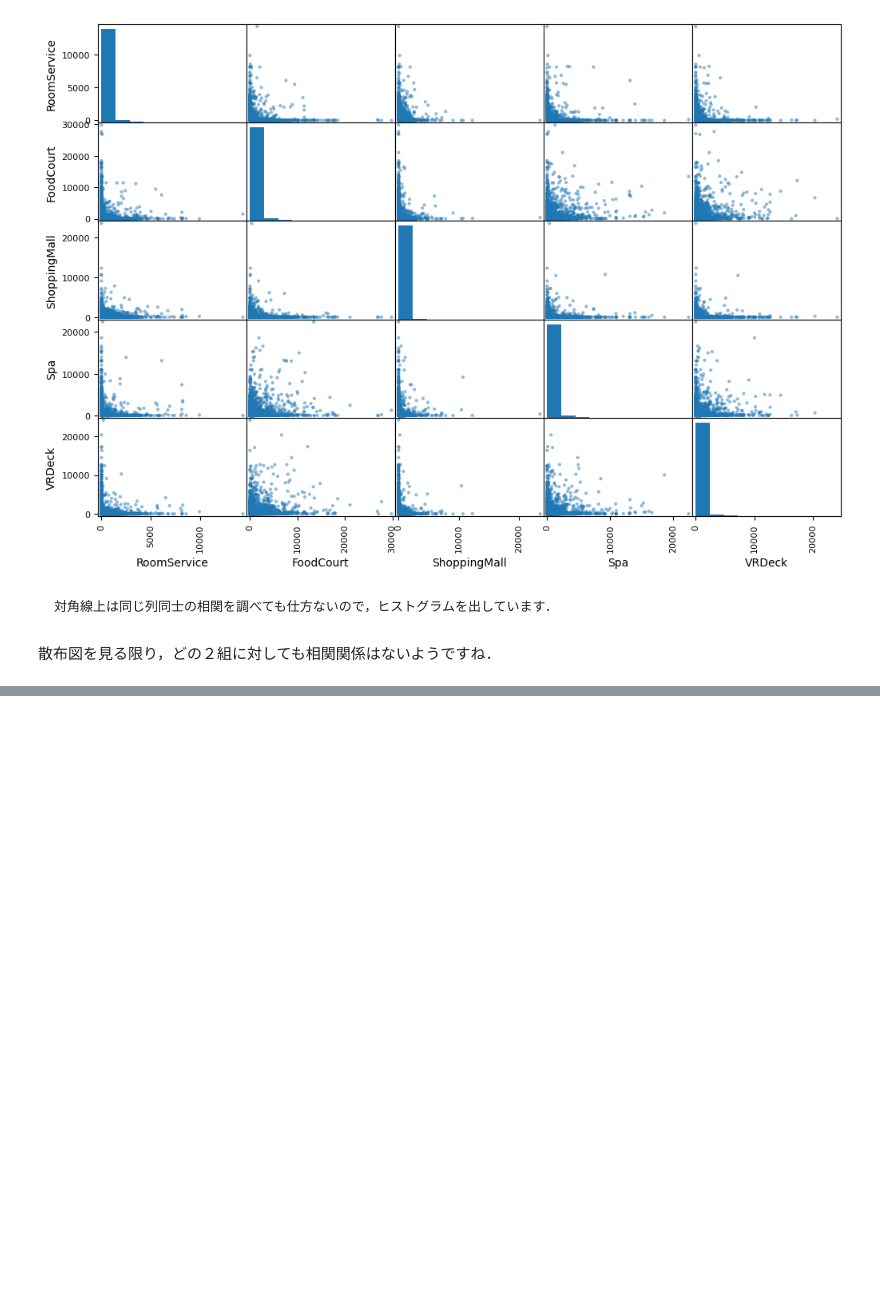
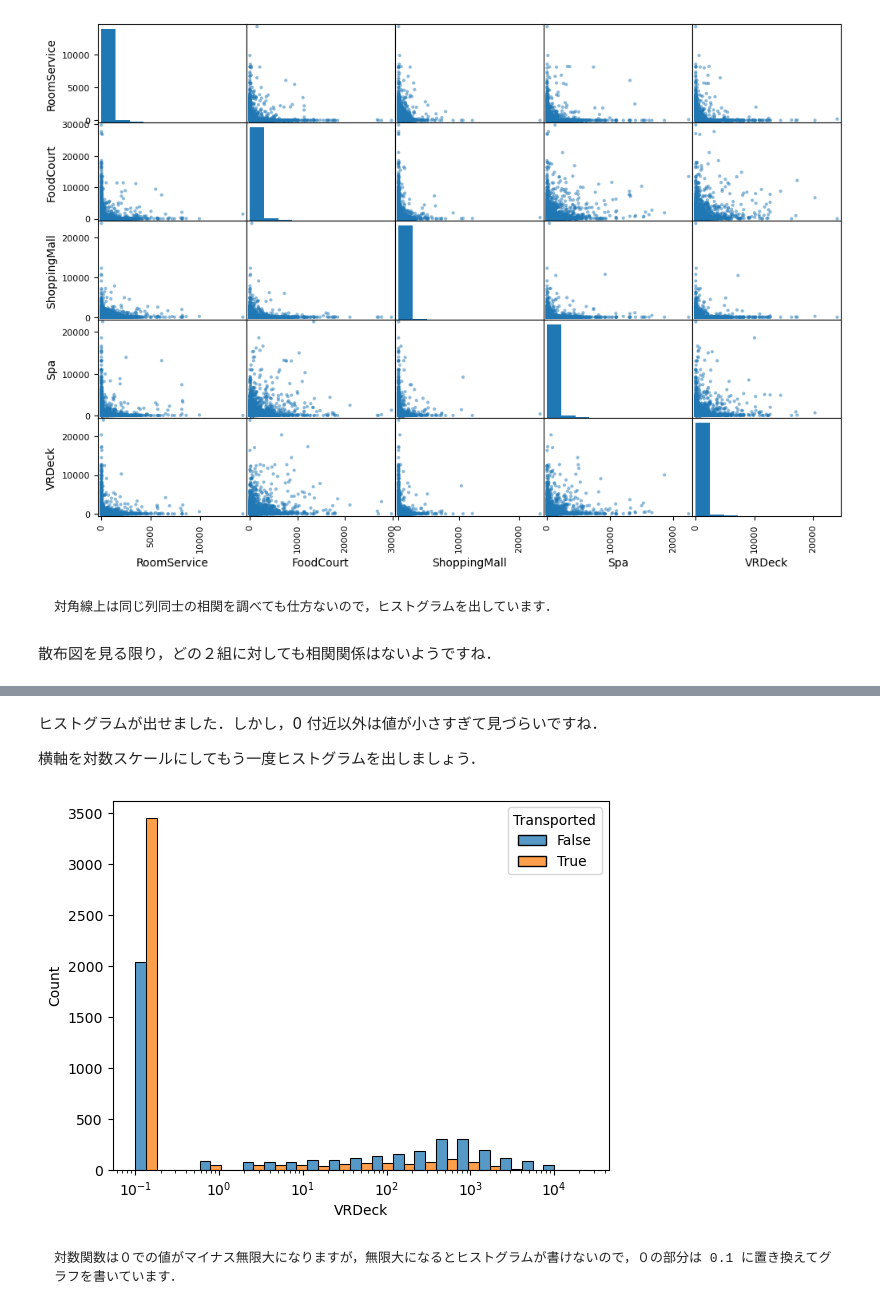
Before and after one commit to Seasawher/spaceship-titanic, a Jupyter notebook: book/relation.ipynb, the cells around one changed output, grey strips where cells are left out. Drawn from its saved outputs; the diff is of its cells as text; code cells hidden in the pictures; blank space fills up the shorter version.

````diff
--- a/book/relation.ipynb
+++ b/book/relation.ipynb
@@ -50,0 +80,15 @@ plt.show()
+# %% [markdown]
+ヒストグラムが出せました．しかし，0 付近以外は値が小さすぎて見づらいですね．
+
+横軸を対数スケールにしてもう一度ヒストグラムを出しましょう．
+# %%
+import seaborn as sns
+
+sns.histplot(data=train_data.replace(0, 0.1), x="VRDeck", hue="Transported", multiple="dodge", log_scale=True)
+plt.show()
+# %% [output]
+[figure, added]
+# %% [markdown]
+```{note}
+対数関数は０での値がマイナス無限大になりますが，無限大になるとヒストグラムが書けないので，０の部分は 0.1 に置き換えてグラフを書いています．
+```
````
Also changed, not shown: parts of 8 cells of this notebook, 1 other file.
